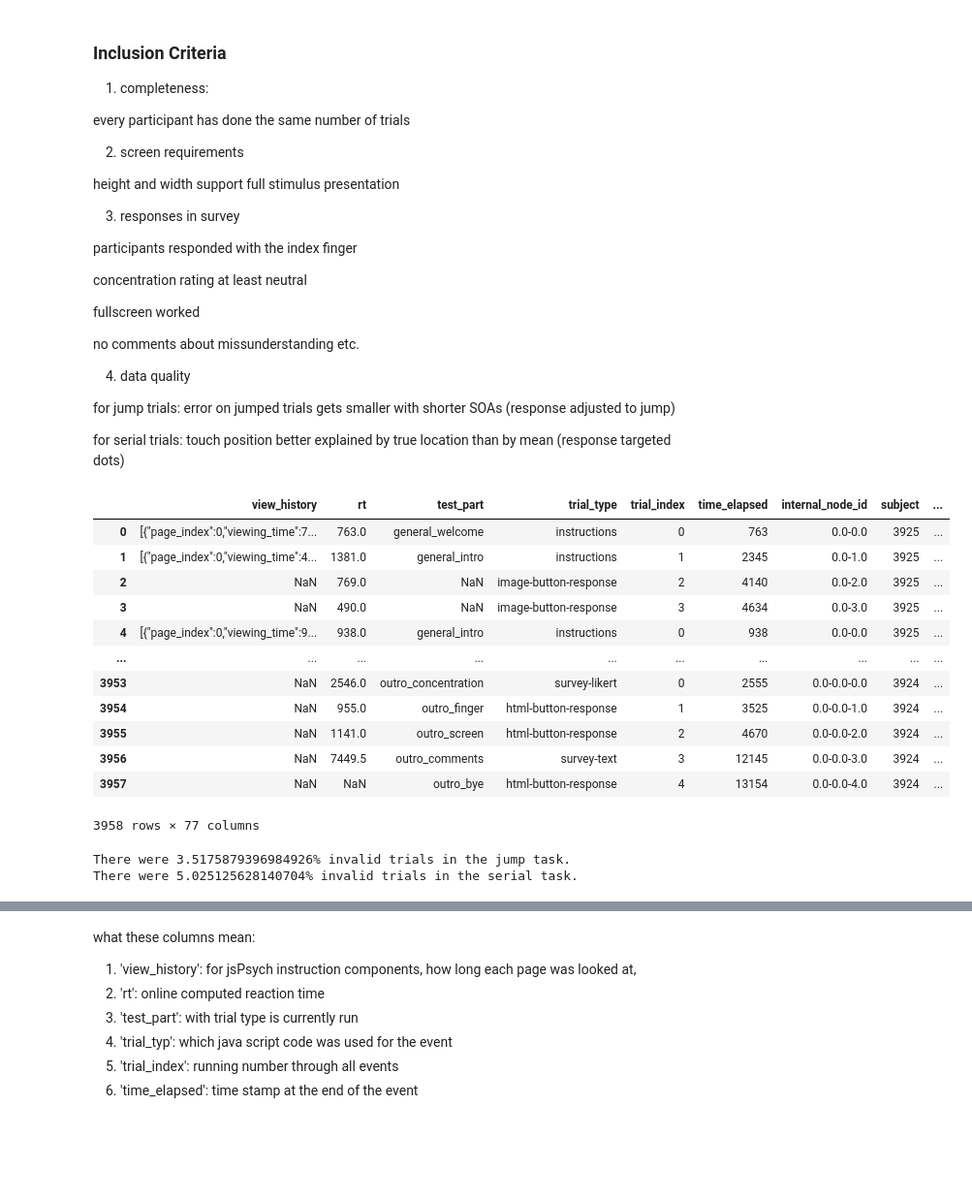
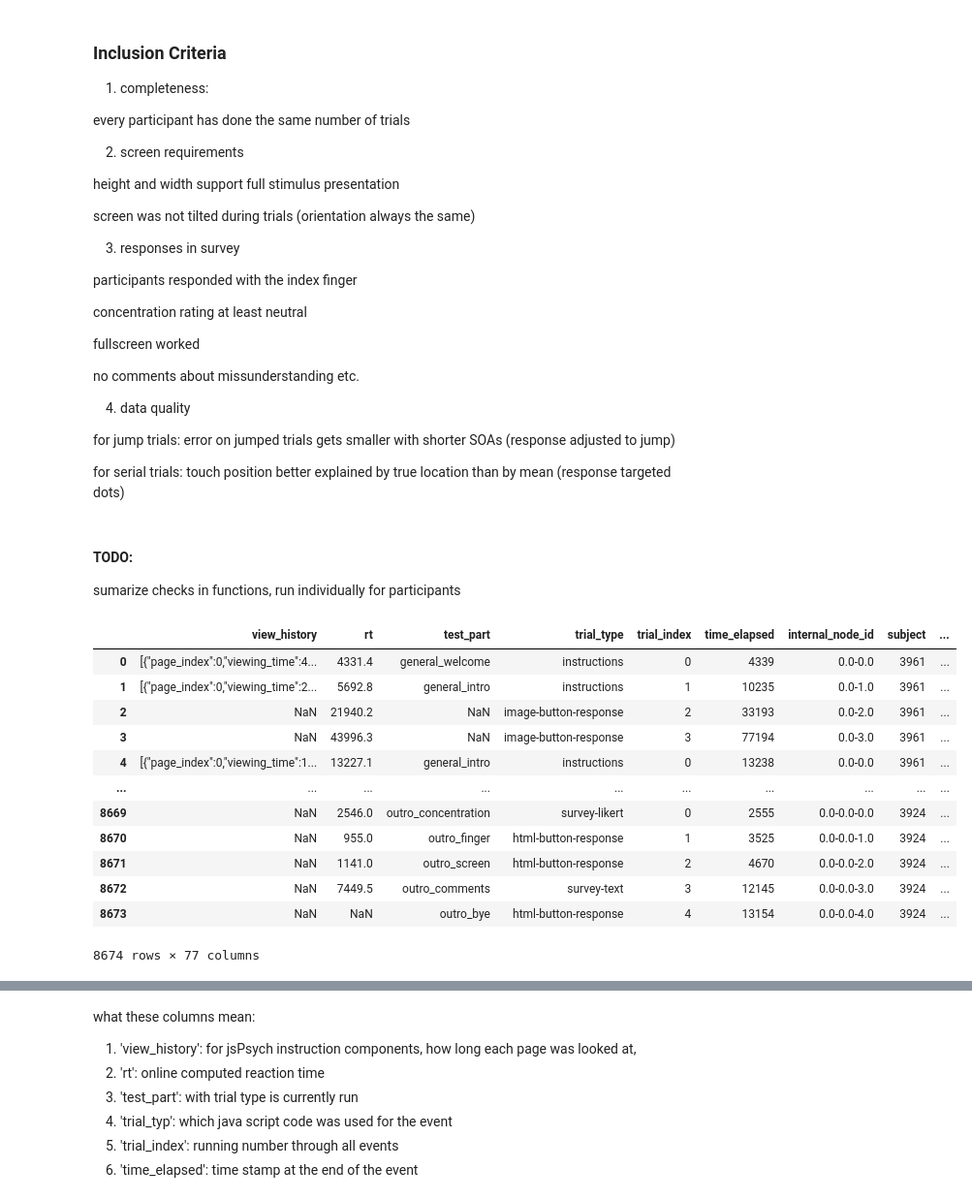
Before and after one commit to ClaraKuper/ManualInhibitionOnline, a Jupyter notebook: analysis/Sanity_Check.ipynb, the cells around one changed output, grey strips where cells are left out. Shown: that part at 97% size. Drawn from its saved outputs; the diff is of its cells as text; code cells hidden in the pictures; blank space fills up the shorter version.

```diff
--- a/analysis/Sanity_Check.ipynb
+++ b/analysis/Sanity_Check.ipynb
@@ -13,6 +13,8 @@ every participant has done the same number of trials
 2. screen requirements
 
 height and width support full stimulus presentation
+
+screen was not tilted during trials (orientation always the same)
 
 3. responses in survey
 
@@ -29,5 +31,9 @@ no comments about missunderstanding etc.
 for jump trials: error on jumped trials gets smaller with shorter SOAs (response adjusted to jump)
 
 for serial trials: touch position better explained by true location than by mean (response targeted dots)
+# %% [markdown]
+#### TODO:
+
+sumarize checks in functions, run individually for participants
 # %%
 import json
@@ -48,85 +55,35 @@ shiftcmp = cls.ListedColormap(shiftcolors, name='GnGy')
 # %%
 data = {}
 # load data from different components:
 
 # the experimental component
-exp_data =  open('../data/jatos_results_04_08.txt')
+exp_data =  open('../data/jatos_results_09_08.txt')
 # unpack the data
 for ses, jf in enumerate(exp_data):
 
     # save it to a data frame
     jd = json.loads(jf)
     df = pd.DataFrame(jd)
     df['session'] = ses
 
     try:
         data = pd.concat([data,df], axis = 0)
         #print('fail')
     except:
         data = df
 data.reset_index(drop = True, inplace = True)
 data
 # %% [output]
 |  | view_history | rt | test_part | trial_type | trial_index | time_elapsed | internal_node_id | subject | ... |
-| 0 | [{"page_index":0,"viewing_time":7... | 763.0 | general_welcome | instructions | 0 | 763 | 0.0-0.0 | 3925 | ... |
-| 1 | [{"page_index":0,"viewing_time":4... | 1381.0 | general_intro | instructions | 1 | 2345 | 0.0-1.0 | 3925 | ... |
-| 2 | NaN | 769.0 | NaN | image-button-response | 2 | 4140 | 0.0-2.0 | 3925 | ... |
-| 3 | NaN | 490.0 | NaN | image-button-response | 3 | 4634 | 0.0-3.0 | 3925 | ... |
-| 4 | [{"page_index":0,"viewing_time":9... | 938.0 | general_intro | instructions | 0 | 938 | 0.0-0.0 | 3925 | ... |
+| 0 | [{"page_index":0,"viewing_time":4... | 4331.4 | general_welcome | instructions | 0 | 4339 | 0.0-0.0 | 3961 | ... |
+| 1 | [{"page_index":0,"viewing_time":2... | 5692.8 | general_intro | instructions | 1 | 10235 | 0.0-1.0 | 3961 | ... |
+| 2 | NaN | 21940.2 | NaN | image-button-response | 2 | 33193 | 0.0-2.0 | 3961 | ... |
+| 3 | NaN | 43996.3 | NaN | image-button-response | 3 | 77194 | 0.0-3.0 | 3961 | ... |
+| 4 | [{"page_index":0,"viewing_time":1... | 13227.1 | general_intro | instructions | 0 | 13238 | 0.0-0.0 | 3961 | ... |
 | ... | ... | ... | ... | ... | ... | ... | ... | ... | ... |
-| 3953 | NaN | 2546.0 | outro_concentration | survey-likert | 0 | 2555 | 0.0-0.0-0.0 | 3924 | ... |
-| 3954 | NaN | 955.0 | outro_finger | html-button-response | 1 | 3525 | 0.0-0.0-1.0 | 3924 | ... |
-| 3955 | NaN | 1141.0 | outro_screen | html-button-response | 2 | 4670 | 0.0-0.0-2.0 | 3924 | ... |
-| 3956 | NaN | 7449.5 | outro_comments | survey-text | 3 | 12145 | 0.0-0.0-3.0 | 3924 | ... |
-| 3957 | NaN | NaN | outro_bye | html-button-response | 4 | 13154 | 0.0-0.0-4.0 | 3924 | ... |
+| 8669 | NaN | 2546.0 | outro_concentration | survey-likert | 0 | 2555 | 0.0-0.0-0.0 | 3924 | ... |
+| 8670 | NaN | 955.0 | outro_finger | html-button-response | 1 | 3525 | 0.0-0.0-1.0 | 3924 | ... |
+| 8671 | NaN | 1141.0 | outro_screen | html-button-response | 2 | 4670 | 0.0-0.0-2.0 | 3924 | ... |
+| 8672 | NaN | 7449.5 | outro_comments | survey-text | 3 | 12145 | 0.0-0.0-3.0 | 3924 | ... |
+| 8673 | NaN | NaN | outro_bye | html-button-response | 4 | 13154 | 0.0-0.0-4.0 | 3924 | ... |
-3958 rows × 77 columns
+8674 rows × 77 columns
-# %%
-# save a data frame for only the trials
-# jump data
-jdf = data[data.component == 'Trials_Jump']
-sdf = data[data.component == 'Trials_Serial']
-
-# filter the data for trials that were actually shown (and not skipped)
-def filter_trials(data, filter_dict):
-    """
-    Function to filter the relevant parts out of a large data frame
-
-    INPUT:
-    data: a pd data frame
-    filter_dict: a dictionary containing the name as the column as key and the value that the column should have as value
-
-    OUTPUT:
-    df: the filtered data frame
-    """
-    # make a copy of the data file
-    df = data.copy()
-
-    # loop through the entries of the dictionary
-    for filter_crit in filter_dict:
-        # this is the actual filter
-        df = df[df[filter_crit] == filter_dict[filter_crit]]
-
-    # return
-    return df
-
-# first, get only trials that were indeed shown
-# refactor some old variables
-sdf.loc[:,'test_part'] = sdf['test_part'].replace({'Serial-Inhibition': 'trial'})
-
-j_dataShown = filter_trials(jdf, {'trialShown': True, 'test_part': 'trial'})
-s_dataShown = filter_trials(sdf, {'trialShown': True, 'test_part': 'trial'})
-
-# then, get those that were valid
-j_data = filter_trials(j_dataShown, {'lateResponse': False, 'earlyResponse': False})
-s_data = filter_trials(s_dataShown, {'lateResponse': False, 'orderResponse': True})
-
-# and compute the proportion of valid trials
-print('There were {}% invalid trials in the jump task.'.format((len(j_dataShown) - len(j_data))*100/len(j_dataShown)))
-print('There were {}% invalid trials in the serial task.'.format((len(s_dataShown) - len(s_data))*100/len(j_dataShown)))
-
-
-# potentially, we need to reconstruct the time when the go signal was given.
-j_data.loc[np.isnan(j_data.goSignalTime),'goSignalTime'] = j_data[np.isnan(j_data.goSignalTime)].goTime - j_data[np.isnan(j_data.goSignalTime)].rt
-# %% [output]
-There were 3.5175879396984926% invalid trials in the jump task.
-There were 5.025125628140704% invalid trials in the serial task.
```
Also changed, not shown: parts of 61 cells of this notebook, 11 other files.
